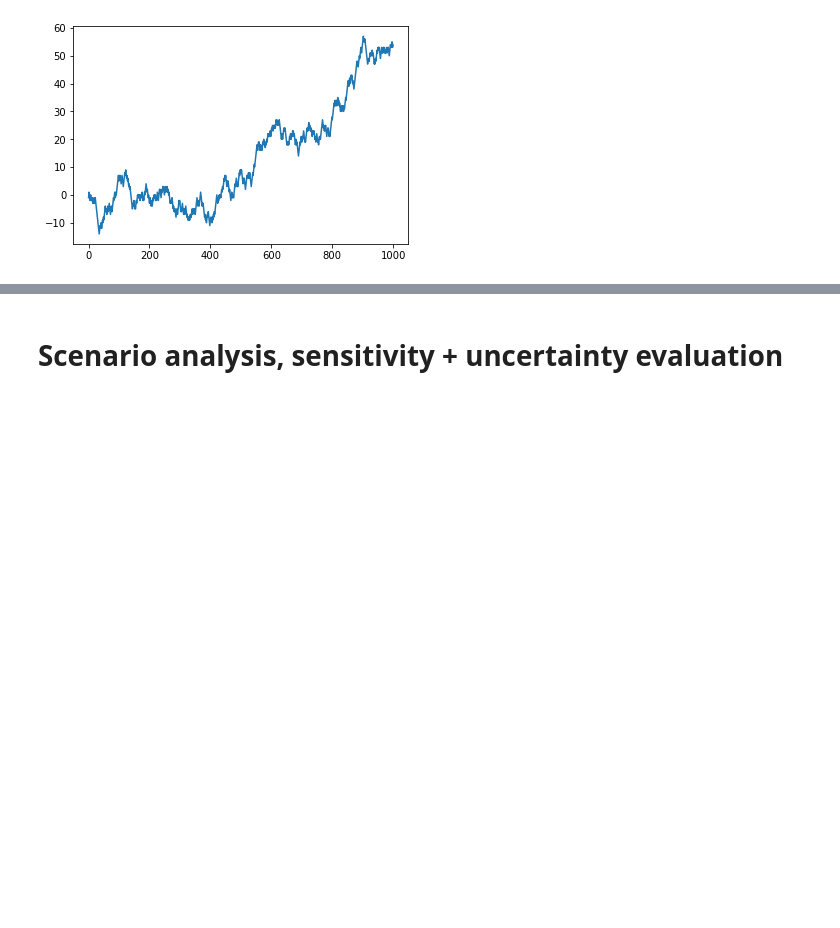
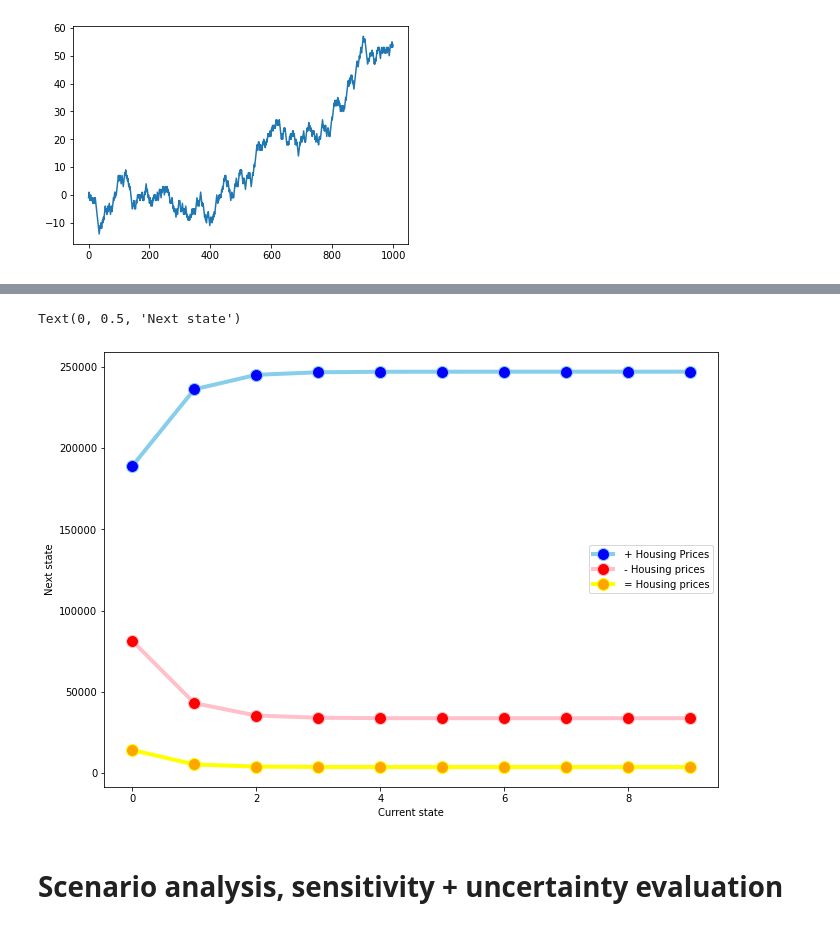
Before and after one commit to 13269384/41189-assignment-template, a Jupyter notebook: 41189 Modelling Assignment.ipynb, the cells around one changed output, grey strips where cells are left out. Drawn from its saved outputs; the diff is of its cells as text; code cells hidden in the pictures; blank space fills up the shorter version.

```diff
--- a/41189 Modelling Assignment.ipynb
+++ b/41189 Modelling Assignment.ipynb
@@ -348,3 +373,28 @@ pyplot.show()
+# %%
+import numpy as np
+a_val,b_val,c_val = [],[],[]
+# initial state
+init_state = np.array([188969, 81356, 14210])
+# transition matrix
+a = np.array([[ 0.89, 0.75 ,0.49], [ 0.10, 0.22 ,0.44], [ 0.01, 0.03 ,0.07]])
+for x in range(10):
+    a_val.append(init_state[0])
+    b_val.append(init_state[1])
+    c_val.append(init_state[2])
+    b = init_state
+    init_state = a.dot(b)
+# plotting
+import matplotlib.pyplot as plt
+plt.figure(figsize=(11,8))
+plt.plot( [x for x in range(10)], a_val, marker='o', markerfacecolor='blue', markersize=12, color='skyblue', linewidth=4,label=' + Housing Prices')
+plt.plot( [x for x in range(10)], b_val, marker='o', markerfacecolor='red', markersize=12, color='pink', linewidth=4,label=' - Housing prices')
+plt.plot( [x for x in range(10)], c_val, marker='o', markerfacecolor='orange', markersize=12, color='yellow', linewidth=4,label=' = Housing prices')
+plt.legend(loc='best')
+plt.xlabel('Current state')
+plt.ylabel('Next state')
+# %% [output]
+Text(0, 0.5, 'Next state')
+[figure, added]
 # %% [markdown]
 # Scenario analysis, sensitivity + uncertainty evaluation
 # %% [markdown]
```
Also changed, not shown: parts of 6 cells of this notebook.
